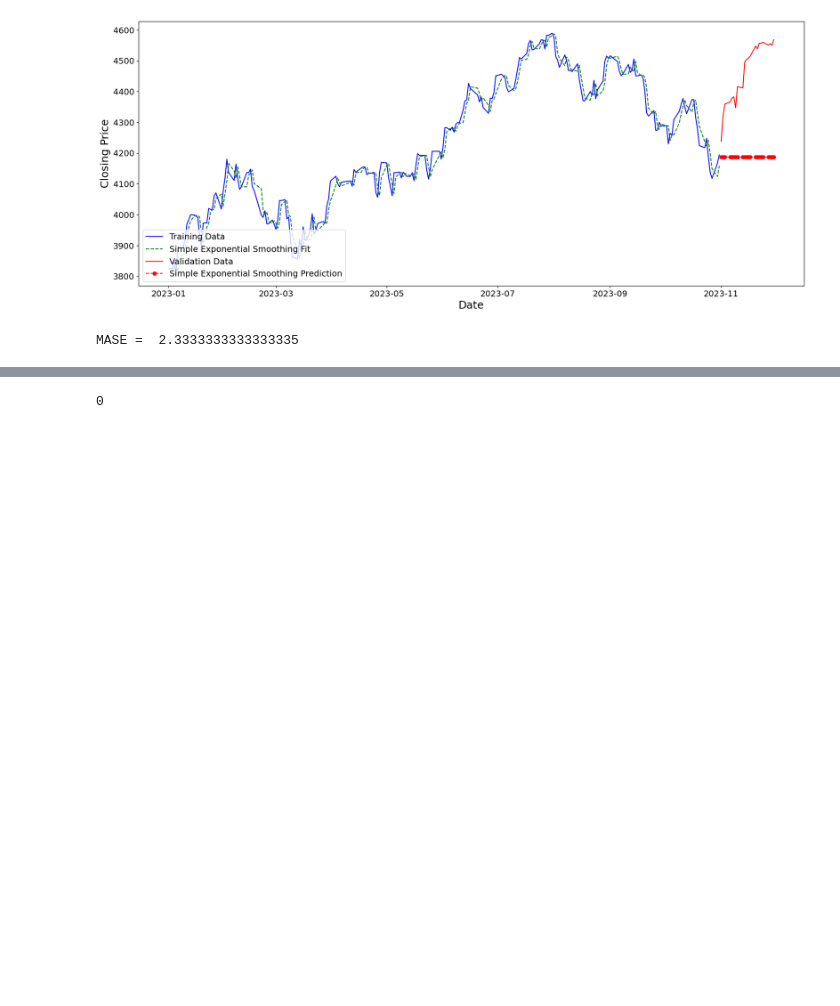
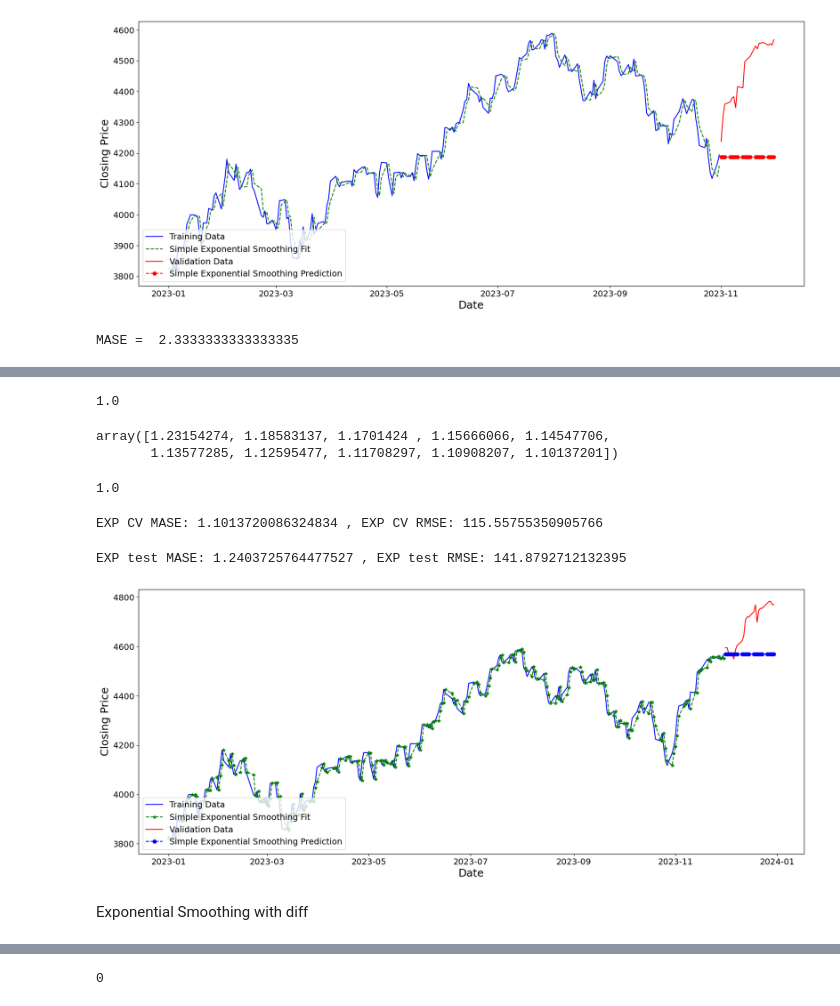
Before and after one commit to nasheydari/NSPP-News-Based-Stock-Price-Prediction, a Jupyter notebook: train_baseline.ipynb, the cells around one changed output, grey strips where cells are left out. Drawn from its saved outputs; the diff is of its cells as text; code cells hidden in the pictures; blank space fills up the shorter version.

```diff
--- a/train_baseline.ipynb
+++ b/train_baseline.ipynb
@@ -272,8 +343,8 @@ from sklearn.metrics import mean_squared_error
 
 cv = TimeSeriesSplit(n_splits=10, test_size=len(df_val))
 
-ra_mase = np.zeros((10, 10))
-rmse = np.zeros((10, 10))
+exp_mase = np.zeros((10, 10))
+exp_rmse = np.zeros((10, 10))
 
 i = 0
 for train_index, test_index in cv.split(df_train_val):
@@ -282,12 +353,12 @@ for train_index, test_index in cv.split(df_train_val):
 
     j = 0
     for alpha in np.linspace(0.1, 1,10):
-        simp_exp_smooth = SimpleExpSmoothing(df_train_val.Close_numeric.values).fit(smoothing_level=alpha,
+        simp_exp_smooth = SimpleExpSmoothing(df_tt.Close_numeric.values).fit(smoothing_level=alpha,
                                                                              optimized=False)
         pred = simp_exp_smooth.forecast(len(df_ho))
 
-        ra_mase[i,j] = mase(df_tt.Close_numeric.values,df_ho.Close_numeric.values,pred)# your code here
-        rmse[i,j]=np.sqrt(mean_squared_error(pred,df_ho.Close_numeric.values))
+        exp_mase[i,j] = mase(df_tt.Close_numeric.values,df_ho.Close_numeric.values,pred)# your code here
+        exp_rmse[i,j]=np.sqrt(mean_squared_error(pred,df_ho.Close_numeric.values))
 
         j = j + 1
     i = i + 1
@@ -295,0 +371,70 @@ with diff
+# %%
+alphas=np.linspace(0.1, 1,10)[np.argmin(exp_mase.mean(axis=0))]
+# %%
+alphas
+# %% [output]
+1.0
+# %%
+exp_mase.mean(axis=0)
+# %% [output]
+array([1.23154274, 1.18583137, 1.1701424 , 1.15666066, 1.14547706,
+       1.13577285, 1.12595477, 1.11708297, 1.10908207, 1.10137201])
+# %%
+alphas
+# %% [output]
+1.0
+# %%
+print('EXP CV MASE:', np.mean(exp_mase, axis=0).min(), ', EXP CV RMSE:', np.mean(exp_rmse, axis=0).min())
+# %% [output]
+EXP CV MASE: 1.1013720086324834 , EXP CV RMSE: 115.55755350905766
+# %%
+simp_exp_smooth = SimpleExpSmoothing(df_train_val.Close_numeric.values).fit(smoothing_level=alphas,
+                                                                             optimized=False)
+pred = simp_exp_smooth.forecast(len(df_test))
+
+MASE_exp_t=mase(df_train_val.Close_numeric.values, df_test.Close_numeric.values, pred)
+rmse_exp_t=np.sqrt(mean_squared_error(df_test.Close_numeric.values, pred))
+print('EXP test MASE:', MASE_exp_t , ', EXP test RMSE:', rmse_exp_t)
+# %% [output]
+EXP test MASE: 1.2403725764477527 , EXP test RMSE: 141.8792712132395
+# %%
+plt.figure(figsize=(20,8))
+
+
+plt.plot(df_train_val.Date,
+         df_train_val.Close_numeric,
+         'b',
+         label="Training Data")
+
+
+## We can get the fitted values with fittedvalues
+plt.plot(df_train_val.Date,
+         simp_exp_smooth.fittedvalues,
+         'g--*',
+         label="Simple Exponential Smoothing Fit")
+
+plt.plot(df_test.Date,
+         df_test.Close_numeric,
+         'r',
+         label="Validation Data")
+
+## We can get the forecast with .forecast(h)
+plt.plot(df_test.Date,
+         simp_exp_smooth.forecast(len(df_test)),
+         'b--o',
+         label="Simple Exponential Smoothing Prediction")
+
+
+plt.xlabel("Date", fontsize=18)
+plt.ylabel("Closing Price", fontsize=18)
+
+plt.xticks(fontsize=14)
+plt.yticks(fontsize=14)
+
+plt.legend(fontsize=14, loc=3)
+
+plt.show()
+# %% [output]
+[figure, added]
+# %% [markdown]
+Exponential Smoothing with diff
```
Also changed, not shown: parts of 75 cells of this notebook, 1 other file.
